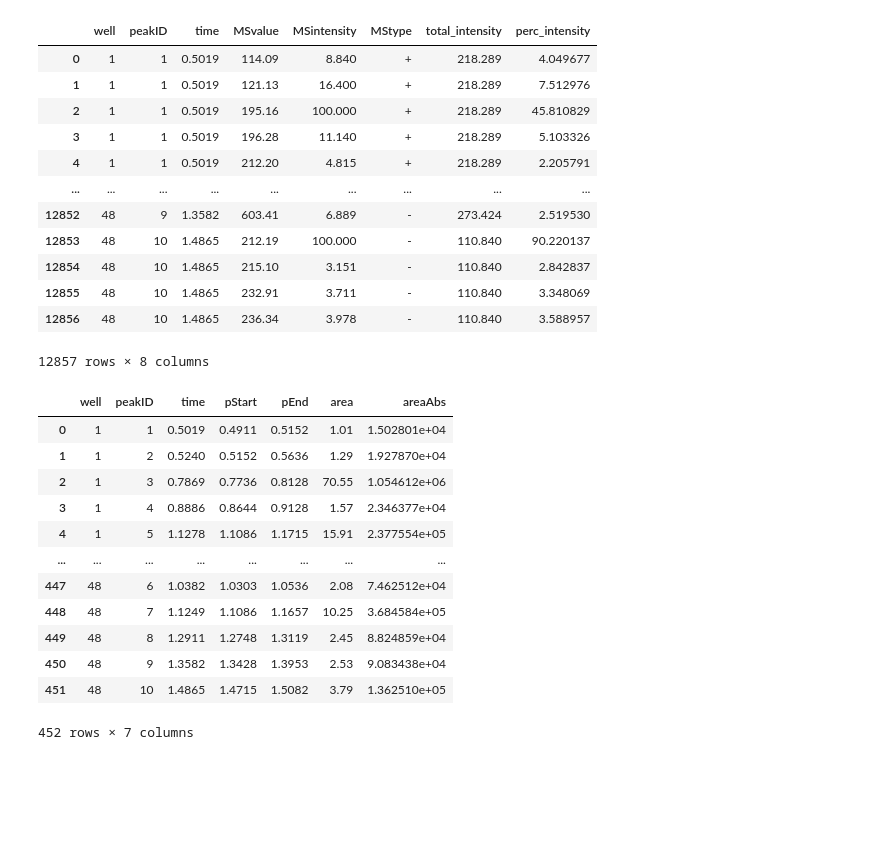
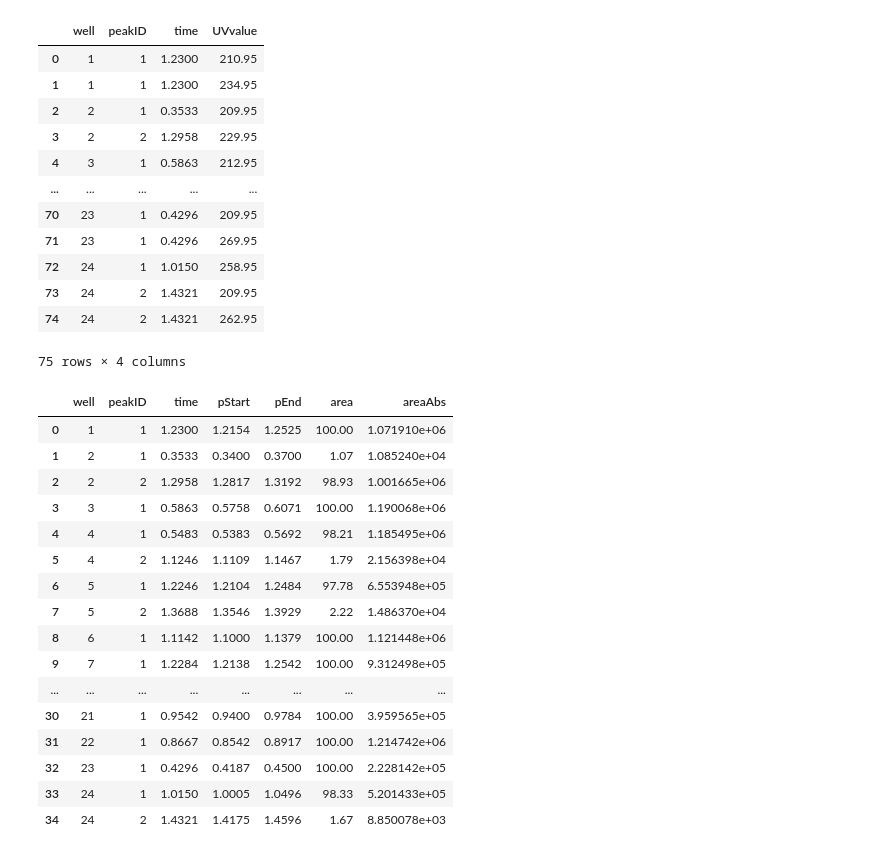
Before and after one commit to thatchemistryguy/PyParse, a Jupyter notebook: code_reop.ipynb, the cells around one changed output. Drawn from its saved outputs; the diff is of its cells as text; code cells hidden in the pictures; blank space fills up the shorter version.

```diff
--- a/code_reop.ipynb
+++ b/code_reop.ipynb
@@ -215,8 +233,10 @@ class rawData:
                             }
                             peak_list.append(new_entry)
 
-
-        self.rawUVTable = pd.DataFrame(peak_list)
+        if len(peak_list) == 0:
+            self.rawUVTable = pd.DataFrame(columns =['well', 'peakID', 'time', 'UVvalue'])
+        else:
+            self.rawUVTable = pd.DataFrame(peak_list)
 
 
     def processMS(self):
@@ -256,7 +276,8 @@ class rawData:
         self.rawMSTable = self.rawMSTable.join(total_intensities, on=["well", "peakID", "MStype"], rsuffix = "right")
         self.rawMSTable["perc_intensity"] = 100 * self.rawMSTable["MSintensity"] / self.rawMSTable["total_intensity"]
 # %%
-inputfile = "example_dataset/Waters/Example2/LC-MS Data for 48-Well Plate.rpt"
+inputfile = "example_dataset/Waters/Example1/example_rpt.rpt"
+#inputfile = "example_dataset/Waters/Example2/LC-MS Data for 48-Well Plate.rpt"
 #inputfile = "C:/Users/joe.mason/OneDrive - Domainex/Desktop/test.rpt"
 test = rawData(inputfile)
 # %%
@@ -266,37 +287,41 @@ test.processDAD()
 test.processMS()
 test.processUV()
 # %%
-test.rawMSTable
+test.rawUVTable
 # %% [output]
-|  | well | peakID | time | MSvalue | MSintensity | MStype | total_intensity | perc_intensity |
-| 0 | 1 | 1 | 0.5019 | 114.09 | 8.840 | + | 218.289 | 4.049677 |
-| 1 | 1 | 1 | 0.5019 | 121.13 | 16.400 | + | 218.289 | 7.512976 |
-| 2 | 1 | 1 | 0.5019 | 195.16 | 100.000 | + | 218.289 | 45.810829 |
-| 3 | 1 | 1 | 0.5019 | 196.28 | 11.140 | + | 218.289 | 5.103326 |
-| 4 | 1 | 1 | 0.5019 | 212.20 | 4.815 | + | 218.289 | 2.205791 |
-| ... | ... | ... | ... | ... | ... | ... | ... | ... |
-| 12852 | 48 | 9 | 1.3582 | 603.41 | 6.889 | - | 273.424 | 2.519530 |
-| 12853 | 48 | 10 | 1.4865 | 212.19 | 100.000 | - | 110.840 | 90.220137 |
-| 12854 | 48 | 10 | 1.4865 | 215.10 | 3.151 | - | 110.840 | 2.842837 |
-| 12855 | 48 | 10 | 1.4865 | 232.91 | 3.711 | - | 110.840 | 3.348069 |
-| 12856 | 48 | 10 | 1.4865 | 236.34 | 3.978 | - | 110.840 | 3.588957 |
+|  | well | peakID | time | UVvalue |
+| 0 | 1 | 1 | 1.2300 | 210.95 |
+| 1 | 1 | 1 | 1.2300 | 234.95 |
+| 2 | 2 | 1 | 0.3533 | 209.95 |
+| 3 | 2 | 2 | 1.2958 | 229.95 |
+| 4 | 3 | 1 | 0.5863 | 212.95 |
+| ... | ... | ... | ... | ... |
+| 70 | 23 | 1 | 0.4296 | 209.95 |
+| 71 | 23 | 1 | 0.4296 | 269.95 |
+| 72 | 24 | 1 | 1.0150 | 258.95 |
+| 73 | 24 | 2 | 1.4321 | 209.95 |
+| 74 | 24 | 2 | 1.4321 | 262.95 |
-12857 rows × 8 columns
+75 rows × 4 columns
 # %%
 test.rawDADTable
 # %% [output]
 |  | well | peakID | time | pStart | pEnd | area | areaAbs |
-| 0 | 1 | 1 | 0.5019 | 0.4911 | 0.5152 | 1.01 | 1.502801e+04 |
-| 1 | 1 | 2 | 0.5240 | 0.5152 | 0.5636 | 1.29 | 1.927870e+04 |
-| 2 | 1 | 3 | 0.7869 | 0.7736 | 0.8128 | 70.55 | 1.054612e+06 |
-| 3 | 1 | 4 | 0.8886 | 0.8644 | 0.9128 | 1.57 | 2.346377e+04 |
-| 4 | 1 | 5 | 1.1278 | 1.1086 | 1.1715 | 15.91 | 2.377554e+05 |
+| 0 | 1 | 1 | 1.2300 | 1.2154 | 1.2525 | 100.00 | 1.071910e+06 |
+| 1 | 2 | 1 | 0.3533 | 0.3400 | 0.3700 | 1.07 | 1.085240e+04 |
+| 2 | 2 | 2 | 1.2958 | 1.2817 | 1.3192 | 98.93 | 1.001665e+06 |
+| 3 | 3 | 1 | 0.5863 | 0.5758 | 0.6071 | 100.00 | 1.190068e+06 |
+| 4 | 4 | 1 | 0.5483 | 0.5383 | 0.5692 | 98.21 | 1.185495e+06 |
+| 5 | 4 | 2 | 1.1246 | 1.1109 | 1.1467 | 1.79 | 2.156398e+04 |
+| 6 | 5 | 1 | 1.2246 | 1.2104 | 1.2484 | 97.78 | 6.553948e+05 |
+| 7 | 5 | 2 | 1.3688 | 1.3546 | 1.3929 | 2.22 | 1.486370e+04 |
+| 8 | 6 | 1 | 1.1142 | 1.1000 | 1.1379 | 100.00 | 1.121448e+06 |
+| 9 | 7 | 1 | 1.2284 | 1.2138 | 1.2542 | 100.00 | 9.312498e+05 |
 | ... | ... | ... | ... | ... | ... | ... | ... |
-| 447 | 48 | 6 | 1.0382 | 1.0303 | 1.0536 | 2.08 | 7.462512e+04 |
-| 448 | 48 | 7 | 1.1249 | 1.1086 | 1.1657 | 10.25 | 3.684584e+05 |
-| 449 | 48 | 8 | 1.2911 | 1.2748 | 1.3119 | 2.45 | 8.824859e+04 |
-| 450 | 48 | 9 | 1.3582 | 1.3428 | 1.3953 | 2.53 | 9.083438e+04 |
-| 451 | 48 | 10 | 1.4865 | 1.4715 | 1.5082 | 3.79 | 1.362510e+05 |
+| 30 | 21 | 1 | 0.9542 | 0.9400 | 0.9784 | 100.00 | 3.959565e+05 |
+| 31 | 22 | 1 | 0.8667 | 0.8542 | 0.8917 | 100.00 | 1.214742e+06 |
+| 32 | 23 | 1 | 0.4296 | 0.4187 | 0.4500 | 100.00 | 2.228142e+05 |
+| 33 | 24 | 1 | 1.0150 | 1.0005 | 1.0496 | 98.33 | 5.201433e+05 |
+| 34 | 24 | 2 | 1.4321 | 1.4175 | 1.4596 | 1.67 | 8.850078e+03 |
-452 rows × 7 columns
 # %%
 class Assignment:
     def __init__(self, filename, plate_col_no):
```
Also changed, not shown: parts of 17 cells of this notebook.
